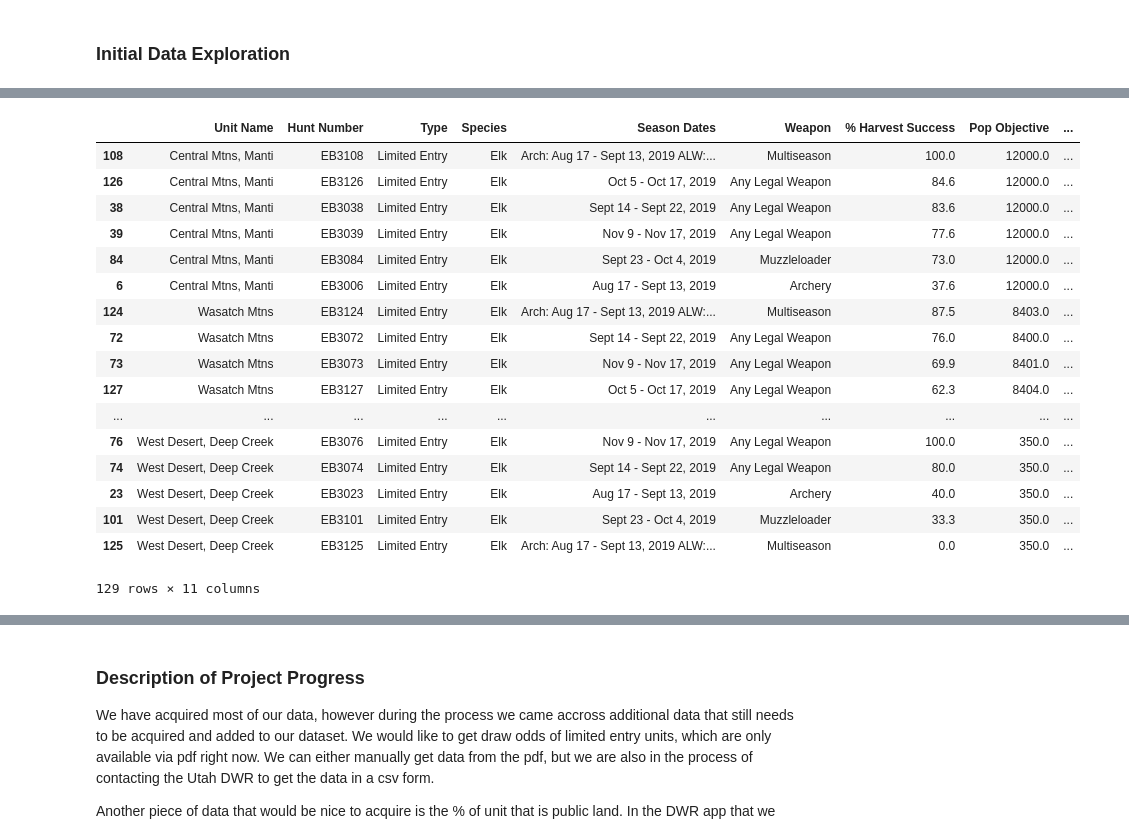
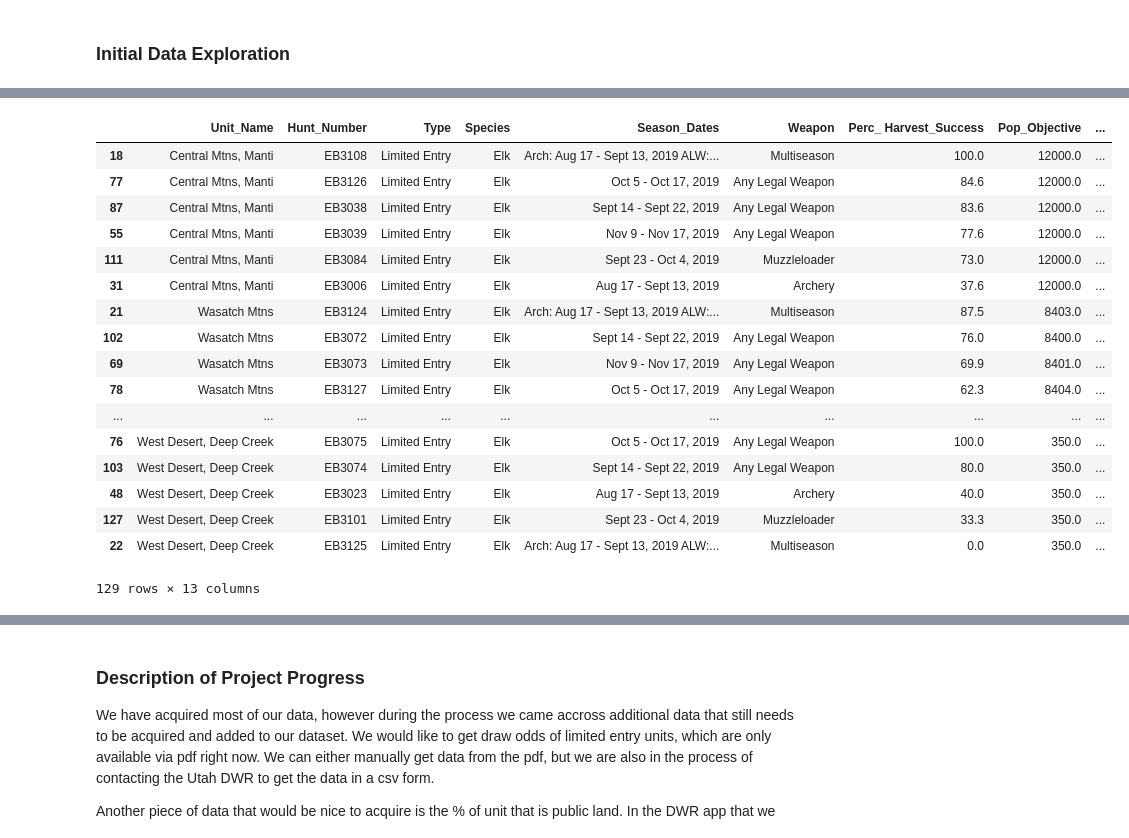
Before and after one commit to nedchanatry/ActaeonProj, a Jupyter notebook: Scrape2.ipynb, the cells around one changed output, grey strips where cells are left out. Drawn from its saved outputs; the diff is of its cells as text; code cells hidden in the pictures.

```diff
--- a/Scrape2.ipynb
+++ b/Scrape2.ipynb
@@ -131,23 +203,23 @@ fd = pd.read_excel(r'check.xlsx', index=False)
 for j in range(0,len(fd)):
 
     #first, get rid of any characters in the population data set (e.i. 1700 (Entire Beaver unit))
-    fd['Pop Objective'][j]= ''.join(i for i in fd['Pop Objective'][j] if i.isdigit())
+    fd['Pop_Objective'][j]= ''.join(i for i in fd['Pop_Objective'][j] if i.isdigit())
     #join to (an empty string) the variable i for every i in (any given variable) if i is a digit
-    fd['Pop Objective'][j] = float(fd['Pop Objective'][j])
-    fd['Current Pop'][j]= ''.join(i for i in fd['Current Pop'][j] if i.isdigit())
+    fd['Pop_Objective'][j] = float(fd['Pop_Objective'][j])
+    fd['Current_Pop'][j]= ''.join(i for i in fd['Current_Pop'][j] if i.isdigit())
     #join to (an empty string) the variable i for every i in (any given variable) if i is a digit
 
     #get rid of the ranges of data (i.e. 1200-1500)
     #instead we take the average value of the range (1200-1500 ----> 1350)
-    fd['Current Pop'][j] = float(fd['Current Pop'][j])
-    q = fd['Age Objective'][j]
+    fd['Current_Pop'][j] = float(fd['Current_Pop'][j])
+    q = fd['Age_Objective'][j]
     q = q.split('–')
     #idk what that is, but its not a minus sign
     q[0] = float(q[0])
     q[1] = float(q[1])
-    fd['Age Objective'][j] = sum(q)/len(q)
+    fd['Age_Objective'][j] = sum(q)/len(q)
 
 #set the relevant groups to float dtype from objective dtype
-fd[['Pop Objective','Current Pop','Age Objective','Current Age']]=fd[['Pop Objective','Current Pop','Age Objective','Current Age']].astype(float)
-fd.head(20)
+fd[['Pop_Objective','Current_Pop','Age_Objective','Current_Age']]=fd[['Pop_Objective','Current_Pop','Age_Objective','Current_Age']].astype(float)
+fd.head()
 # %% [output]
@@ -223,23 +279,23 @@ See the caveats in the documentation: http://pandas.pydata.org/pandas-docs/stabl
 # %%
 # sorting data based on number of animals, animal age and % success. if large, trophy bulls are the objective, these 3 categories are important hunt data
-fd.sort_values(['Current Pop', 'Current Age', '% Harvest Success'], ascending=[False, False, False])
+fd.sort_values(['Current_Pop', 'Current_Age', 'Perc_ Harvest_Success'], ascending=[False, False, False])
 # %% [output]
-|  | Unit Name | Hunt Number | Type | Species | Season Dates | Weapon | % Harvest Success | Pop Objective | ... |
-| 108 | Central Mtns, Manti | EB3108 | Limited Entry | Elk | Arch: Aug 17 - Sept 13, 2019 ALW:... | Multiseason | 100.0 | 12000.0 | ... |
-| 126 | Central Mtns, Manti | EB3126 | Limited Entry | Elk | Oct 5 - Oct 17, 2019 | Any Legal Weapon | 84.6 | 12000.0 | ... |
-| 38 | Central Mtns, Manti | EB3038 | Limited Entry | Elk | Sept 14 - Sept 22, 2019 | Any Legal Weapon | 83.6 | 12000.0 | ... |
-| 39 | Central Mtns, Manti | EB3039 | Limited Entry | Elk | Nov 9 - Nov 17, 2019 | Any Legal Weapon | 77.6 | 12000.0 | ... |
-| 84 | Central Mtns, Manti | EB3084 | Limited Entry | Elk | Sept 23 - Oct 4, 2019 | Muzzleloader | 73.0 | 12000.0 | ... |
-| 6 | Central Mtns, Manti | EB3006 | Limited Entry | Elk | Aug 17 - Sept 13, 2019 | Archery | 37.6 | 12000.0 | ... |
-| 124 | Wasatch Mtns | EB3124 | Limited Entry | Elk | Arch: Aug 17 - Sept 13, 2019 ALW:... | Multiseason | 87.5 | 8403.0 | ... |
-| 72 | Wasatch Mtns | EB3072 | Limited Entry | Elk | Sept 14 - Sept 22, 2019 | Any Legal Weapon | 76.0 | 8400.0 | ... |
-| 73 | Wasatch Mtns | EB3073 | Limited Entry | Elk | Nov 9 - Nov 17, 2019 | Any Legal Weapon | 69.9 | 8401.0 | ... |
-| 127 | Wasatch Mtns | EB3127 | Limited Entry | Elk | Oct 5 - Oct 17, 2019 | Any Legal Weapon | 62.3 | 8404.0 | ... |
+|  | Unit_Name | Hunt_Number | Type | Species | Season_Dates | Weapon | Perc_ Harvest_Success | Pop_Objective | ... |
+| 18 | Central Mtns, Manti | EB3108 | Limited Entry | Elk | Arch: Aug 17 - Sept 13, 2019 ALW:... | Multiseason | 100.0 | 12000.0 | ... |
+| 77 | Central Mtns, Manti | EB3126 | Limited Entry | Elk | Oct 5 - Oct 17, 2019 | Any Legal Weapon | 84.6 | 12000.0 | ... |
+| 87 | Central Mtns, Manti | EB3038 | Limited Entry | Elk | Sept 14 - Sept 22, 2019 | Any Legal Weapon | 83.6 | 12000.0 | ... |
+| 55 | Central Mtns, Manti | EB3039 | Limited Entry | Elk | Nov 9 - Nov 17, 2019 | Any Legal Weapon | 77.6 | 12000.0 | ... |
+| 111 | Central Mtns, Manti | EB3084 | Limited Entry | Elk | Sept 23 - Oct 4, 2019 | Muzzleloader | 73.0 | 12000.0 | ... |
+| 31 | Central Mtns, Manti | EB3006 | Limited Entry | Elk | Aug 17 - Sept 13, 2019 | Archery | 37.6 | 12000.0 | ... |
+| 21 | Wasatch Mtns | EB3124 | Limited Entry | Elk | Arch: Aug 17 - Sept 13, 2019 ALW:... | Multiseason | 87.5 | 8403.0 | ... |
+| 102 | Wasatch Mtns | EB3072 | Limited Entry | Elk | Sept 14 - Sept 22, 2019 | Any Legal Weapon | 76.0 | 8400.0 | ... |
+| 69 | Wasatch Mtns | EB3073 | Limited Entry | Elk | Nov 9 - Nov 17, 2019 | Any Legal Weapon | 69.9 | 8401.0 | ... |
+| 78 | Wasatch Mtns | EB3127 | Limited Entry | Elk | Oct 5 - Oct 17, 2019 | Any Legal Weapon | 62.3 | 8404.0 | ... |
 | ... | ... | ... | ... | ... | ... | ... | ... | ... | ... |
-| 76 | West Desert, Deep Creek | EB3076 | Limited Entry | Elk | Nov 9 - Nov 17, 2019 | Any Legal Weapon | 100.0 | 350.0 | ... |
-| 74 | West Desert, Deep Creek | EB3074 | Limited Entry | Elk | Sept 14 - Sept 22, 2019 | Any Legal Weapon | 80.0 | 350.0 | ... |
-| 23 | West Desert, Deep Creek | EB3023 | Limited Entry | Elk | Aug 17 - Sept 13, 2019 | Archery | 40.0 | 350.0 | ... |
-| 101 | West Desert, Deep Creek | EB3101 | Limited Entry | Elk | Sept 23 - Oct 4, 2019 | Muzzleloader | 33.3 | 350.0 | ... |
-| 125 | West Desert, Deep Creek | EB3125 | Limited Entry | Elk | Arch: Aug 17 - Sept 13, 2019 ALW:... | Multiseason | 0.0 | 350.0 | ... |
+| 76 | West Desert, Deep Creek | EB3075 | Limited Entry | Elk | Oct 5 - Oct 17, 2019 | Any Legal Weapon | 100.0 | 350.0 | ... |
+| 103 | West Desert, Deep Creek | EB3074 | Limited Entry | Elk | Sept 14 - Sept 22, 2019 | Any Legal Weapon | 80.0 | 350.0 | ... |
+| 48 | West Desert, Deep Creek | EB3023 | Limited Entry | Elk | Aug 17 - Sept 13, 2019 | Archery | 40.0 | 350.0 | ... |
+| 127 | West Desert, Deep Creek | EB3101 | Limited Entry | Elk | Sept 23 - Oct 4, 2019 | Muzzleloader | 33.3 | 350.0 | ... |
+| 22 | West Desert, Deep Creek | EB3125 | Limited Entry | Elk | Arch: Aug 17 - Sept 13, 2019 ALW:... | Multiseason | 0.0 | 350.0 | ... |
-129 rows × 11 columns
+129 rows × 13 columns
 # %%
```
Also changed, not shown: parts of 13 cells of this notebook.
